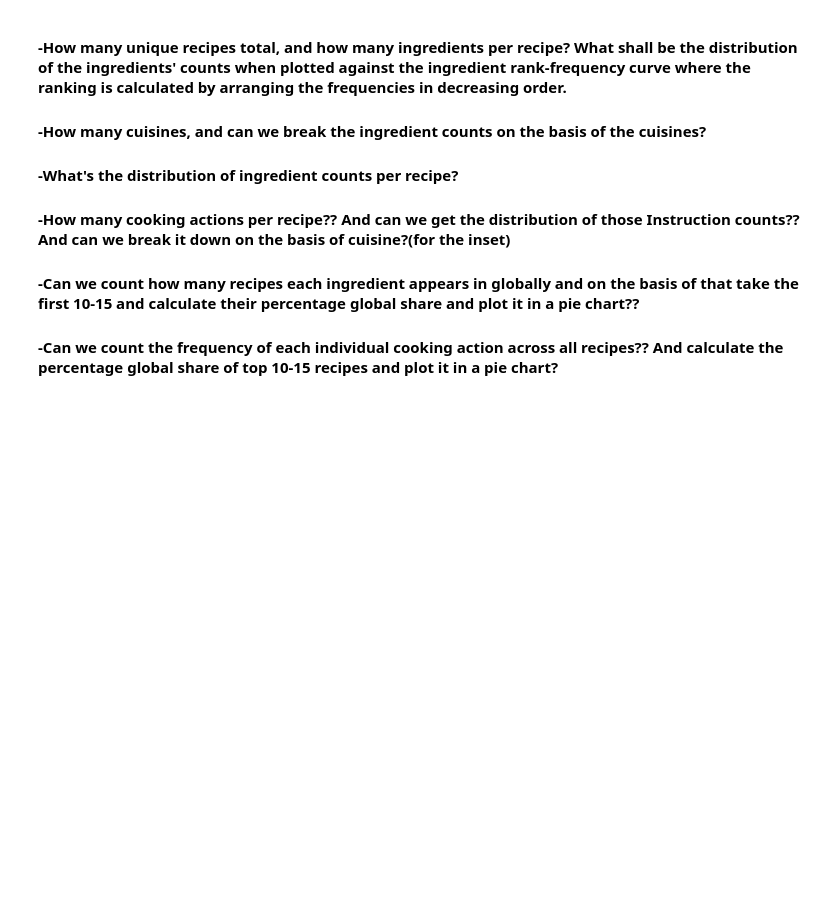
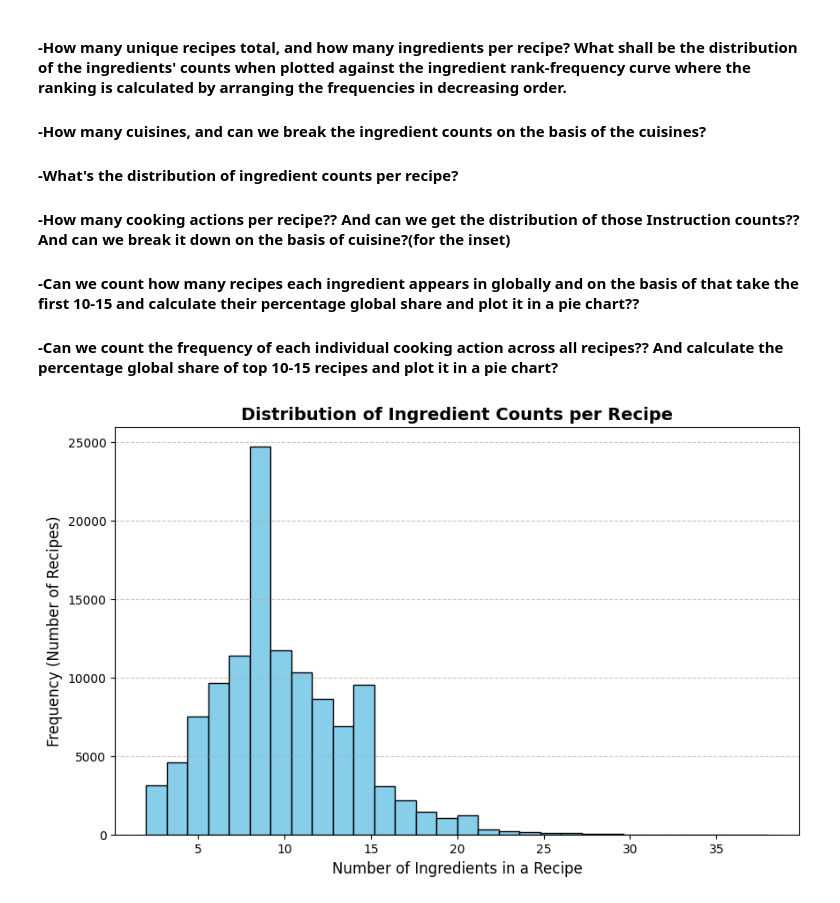
Before and after one commit to harsh23229/Universal-statistical-laws-governing-culinary-design, a Jupyter notebook: Ingredients_Analysis/EDA.ipynb, the cells around one changed output. Drawn from its saved outputs; the diff is of its cells as text; code cells hidden in the pictures; blank space fills up the shorter version.

```diff
--- a/Ingredients_Analysis/EDA.ipynb
+++ b/Ingredients_Analysis/EDA.ipynb
@@ -7,3 +7,26 @@
 #### -How many cooking actions per recipe?? And can we get the distribution of those Instruction counts?? And can we break it down on the basis of cuisine?(for the inset)
 #### -Can we count how many recipes each ingredient appears in globally and on the basis of that take the first 10-15 and calculate their percentage global share and plot it in a pie chart??
 #### -Can we count the frequency of each individual cooking action across all recipes?? And calculate the percentage global share of top 10-15 recipes and plot it in a pie chart?
+# %%
+import pandas as pd
+import matplotlib.pyplot as plt
+
+# load the raw data
+df_ing = pd.read_csv("../Datasets/RecipeID_Ing_ID.csv")
+
+# group by recipe to get the total ingredient count for each
+ingredient_counts = df_ing.groupby('recipe_no')['ing_id'].count()
+
+# plot the histogram
+plt.figure(figsize=(10, 6))
+plt.hist(ingredient_counts, bins=30, color='skyblue', edgecolor='black')
+
+# basic chart formatting
+plt.title('Distribution of Ingredient Counts per Recipe', fontsize=14, fontweight='bold')
+plt.xlabel('Number of Ingredients in a Recipe', fontsize=12)
+plt.ylabel('Frequency (Number of Recipes)', fontsize=12)
+plt.grid(axis='y', alpha=0.75, linestyle='--')
+
+plt.show()
+# %% [output]
+[figure, added]
```
Also changed, not shown: parts of 4 cells of this notebook.
